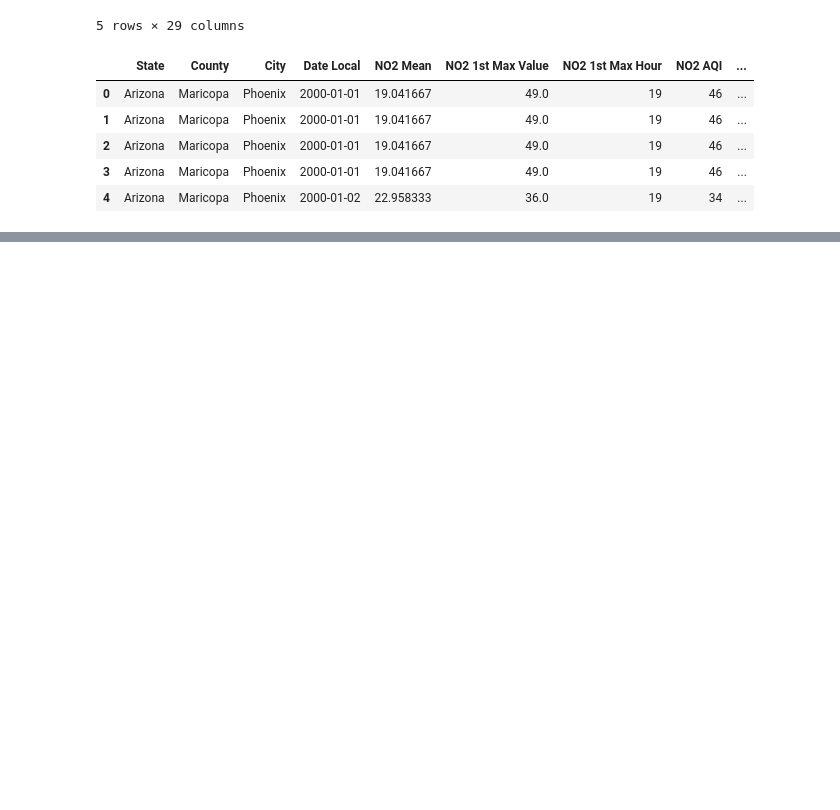
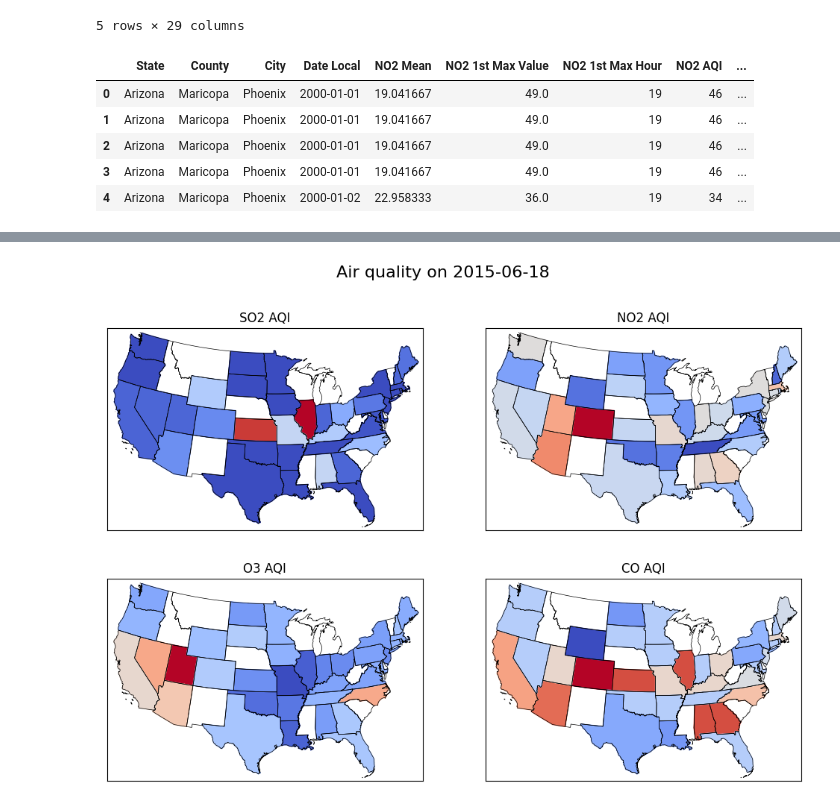
Before and after one commit to djeada/Kaggle-US-Pollution, a Jupyter notebook: Untitled.ipynb, the cells around one changed output, grey strips where cells are left out. Cells and saved outputs as stored; diff of their text form; code cells hidden in the pictures; blank space fills up the shorter version.

```diff
--- a/Untitled.ipynb
+++ b/Untitled.ipynb
@@ -37,8 +54,89 @@ df['Date Local'] = pd.to_datetime(df['Date Local'],format='%Y-%m-%d')
 # %%
-#NO2 data
-NO2_data = df[["State","Date Local","NO2 Mean","NO2 1st Max Value", "NO2 1st Max Hour", "NO2 AQI","year"
-                          ]]
-df_c = NO2_data.sort_values('State')
-df_c = NO2_data.sort_values('NO2 Mean')
-df_c.head()
+# Let's see how air quality varies by state on '2015-06-18'
+
+
+def create_map():
+    # create the map
+    us_map = Basemap(
+        llcrnrlon=-119,
+        llcrnrlat=22,
+        urcrnrlon=-64,
+        urcrnrlat=49,
+        projection="lcc",
+        lat_1=33,
+        lat_2=45,
+        lon_0=-95,
+    )
+
+    # load the shapefile, use the name 'states'
+    us_map.readshapefile("st99_d00", name="states", drawbounds=True)
+
+    return us_map
+
+
+def update_state_color(us_map, state_index: int, color: str, ax):
+    seg = us_map.states[state_index]
+    poly = Polygon(seg, facecolor=color, edgecolor=color)
+    ax.add_patch(poly)
+
+
+def plot_aqi_per_state(data_frame, column_name, us_map, ax):
+    # collect the state names from the shapefile attributes so we can
+    # look up the shape obect for a state by it's name
+    state_names = []
+    for shape_dict in us_map.states_info:
+        state_names.append(shape_dict["NAME"])
+
+    # now we want to plot the SO2 AQI for each state using gradient color
+    # first we need to get the average AQI for each state at specific date
+    df_c = data_frame[["State", column_name]]
+    df_c = df_c.dropna()
+    df_c = df_c.groupby("State").mean()
+    df_c = df_c.sort_values(column_name, ascending=False)
+
+    # now we need to get the min and max AQI values
+    min_aqi = df_c[column_name].min()
+    max_aqi = df_c[column_name].max()
+
+    # now we need to get the color for each state
+    for state in df_c.index:
+        if state not in state_names:
+            continue
+        # get the AQI value for the state
+        aqi = df_c.loc[state, column_name]
+        # get the color for the AQI value
+        def get_color(aqi: float, min_aqi: float, max_aqi: float):
+            # get the normalized value
+            norm = (aqi - min_aqi) / (max_aqi - min_aqi)
+            # get the color
+            color = plt.cm.coolwarm(norm)
+            return color
+
+        color = get_color(aqi, min_aqi, max_aqi)
+        # update the color for the state
+        update_state_color(us_map, state_names.index(state), color, ax)
+
+
+## create 4 plots
+chosen_date = "2015-06-18"
+# drop all rows that don't have the chosen date
+temp_df = df[df["Date Local"] == chosen_date]
+
+fig = plt.figure(figsize=(12, 8))
+fig.suptitle(f"Air quality on {chosen_date}", fontsize=16)
+
+plot_positions = (221, 222, 223, 224)
+plot_titles = ("SO2 AQI", "NO2 AQI", "O3 AQI", "CO AQI")
+
+for plot_position, plot_title in zip(plot_positions, plot_titles):
+    # create the plot
+    ax = fig.add_subplot(plot_position)
+    ax.set_title(plot_title)
+    # create the map
+    us_map = create_map()
+    # plot the AQI per state
+    plot_aqi_per_state(temp_df, plot_title, us_map, ax)
+
+
+plt.show()
 # %% [output]
@@ -51 +143,2 @@ df_c.head()
+[figure, added]
 # %%
```
Also changed, not shown: parts of 16 cells of this notebook, 2 other files.
